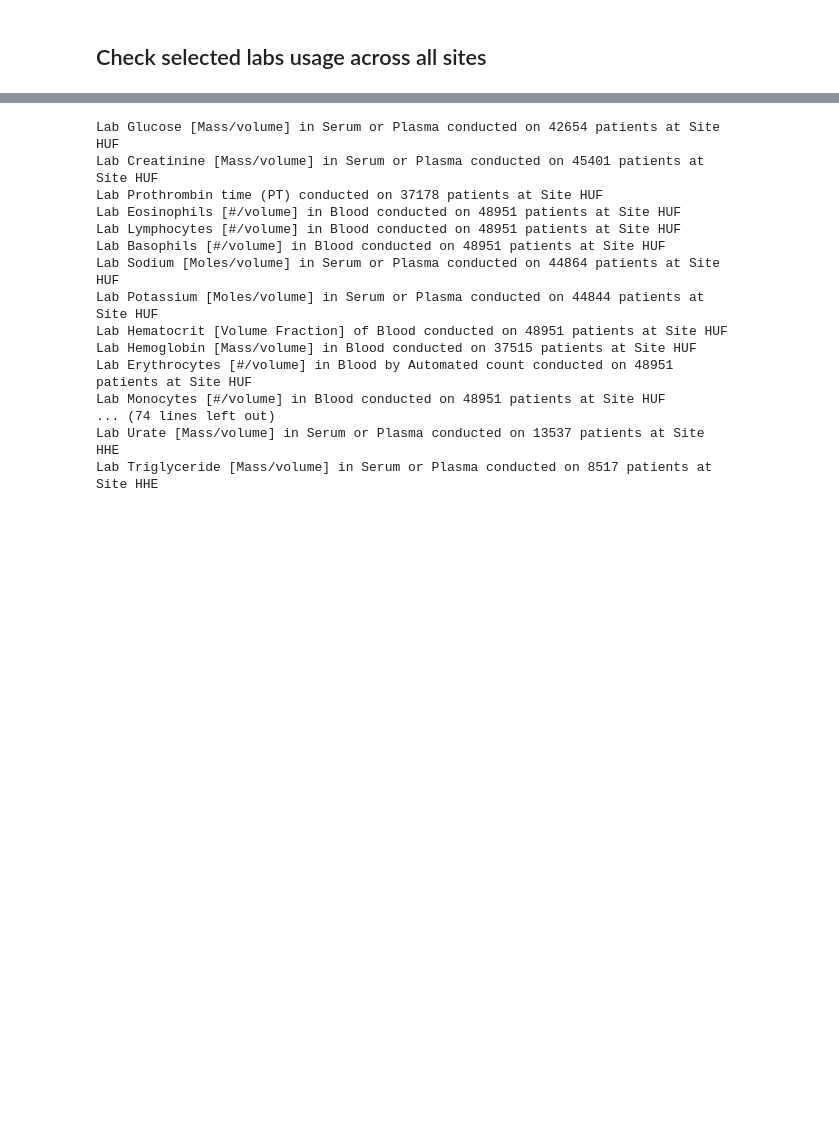
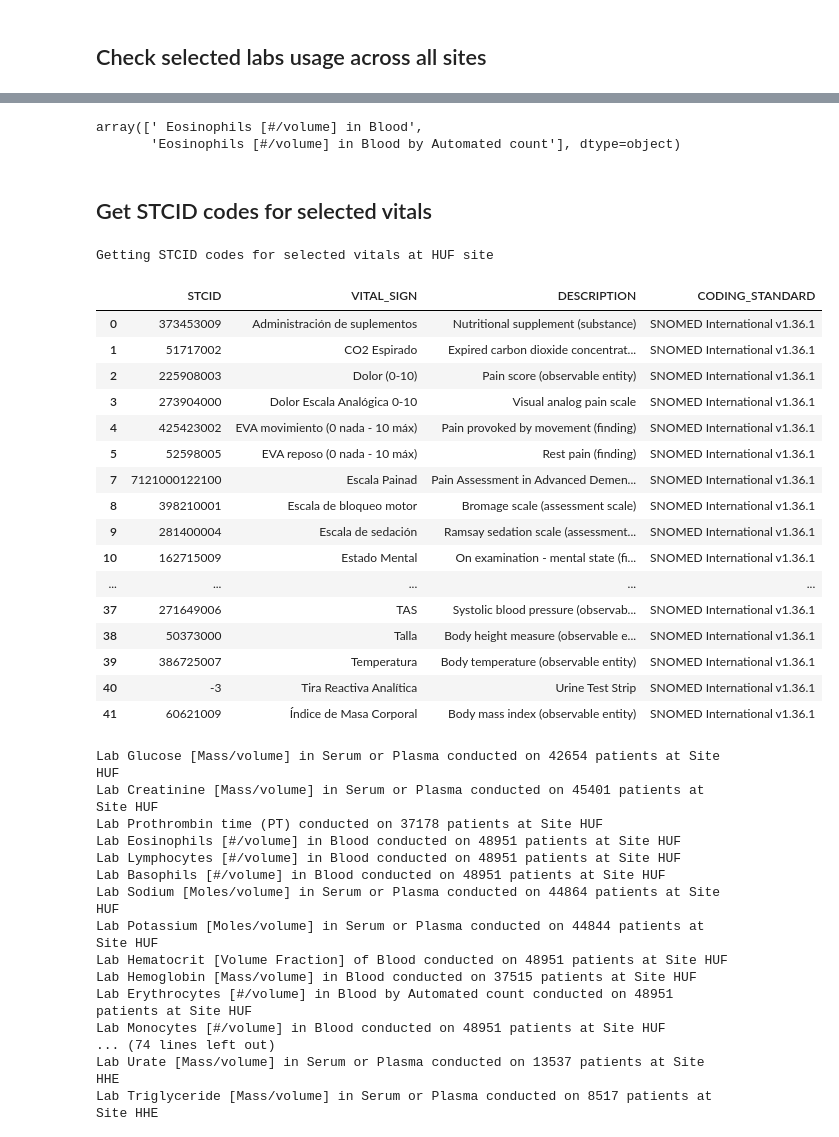
Before and after one commit to tufts-ml/time_series_prediction, a Jupyter notebook: scripts/madrid/notebooks/labs_medications_debugging.ipynb, the cells around one changed output, grey strips where cells are left out. Cells and saved outputs as stored; diff of their text form; code cells hidden in the pictures; blank space fills up the shorter version.

```diff
--- a/scripts/madrid/notebooks/labs_medications_debugging.ipynb
+++ b/scripts/madrid/notebooks/labs_medications_debugging.ipynb
@@ -43,0 +46,24 @@ selected_labs_dict = dict(zip(selected_labs_keys, selected_labs_dict.values()))
+# %%
+SITE_NAMES = ['HUF', 'HIL', 'HHE']
+
+per_site_lab_counts = []
+for SITE_NAME in SITE_NAMES:
+    print('Getting LOINC codes for selected labs at %s site'%SITE_NAME)
+    lab_csv_path = os.path.join('/rgi/data/'+SITE_NAME+'/deidentified_data', 'LABS.txt')
+    lookup_csv_path = os.path.join('/rgi/data/'+SITE_NAME+'/deidentified_data', 'LOINC_LOOKUP.txt')
+
+    # get the loinc lookup file to get description of the lab test
+    df_loinc = pd.read_csv(lookup_csv_path, delimiter='|')
+
+    df_loinc.drop_duplicates(subset=['LOINC'], keep='last', inplace=True)
+
+    for lab_name, lab_aka in selected_labs_dict.items():
+
+        # get inds of current lab
+        inds = df_loinc.DESCRIPTION.str.contains(lab_name, regex=False)
+
+        # get the loinc code
+        loincs = df_loinc[inds].LOINC.unique()
+
+        print('lab_name : %s, LOINC Code(s) : \n'%lab_name)
+        print(loincs)
@@ -44,3 +88,50 @@ selected_labs_dict = dict(zip(selected_labs_keys, selected_labs_dict.values()))
+# %%
+inds = df_loinc.DESCRIPTION.str.contains('Eosinophils [#/volume] in Blood', regex=False)
+df_loinc[inds].DESCRIPTION.values
+# %% [output]
+array([' Eosinophils [#/volume] in Blood',
+       'Eosinophils [#/volume] in Blood by Automated count'], dtype=object)
+# %% [markdown]
+## Get STCID codes for selected vitals
+# %%
+for SITE_NAME in SITE_NAMES[:1]:
+    print('Getting STCID codes for selected vitals at %s site'%SITE_NAME)
+    lookup_csv_path = os.path.join('/rgi/data/'+SITE_NAME+'/deidentified_data', 'STCID_LOOKUP.txt')
+
+    # get the vitals lookup table for vitals descriptions
+    df_stcid = pd.read_csv(lookup_csv_path, delimiter='|')
+
+    # remove the duplicate entries in the VITALS lookup
+    df_stcid.drop_duplicates(subset='STCID', keep='last', inplace=True)
+
+    # remove nan stcids
+    nan_inds = pd.isna(df_stcid['STCID'])
+    df_stcid = df_stcid.loc[~nan_inds,:]
+
+    # convert dtype of stcid for merging
+    df_stcid['STCID'] = df_stcid['STCID'].astype(int)
+# %% [output]
+Getting STCID codes for selected vitals at HUF site
+# %%
+df_stcid
+# %% [output]
+|  | STCID | VITAL_SIGN | DESCRIPTION | CODING_STANDARD |
+| 0 | 373453009 | Administración de suplementos | Nutritional supplement (substance) | SNOMED International v1.36.1 |
+| 1 | 51717002 | CO2 Espirado | Expired carbon dioxide concentrat... | SNOMED International v1.36.1 |
+| 2 | 225908003 | Dolor (0-10) | Pain score (observable entity) | SNOMED International v1.36.1 |
+| 3 | 273904000 | Dolor Escala Analógica 0-10 | Visual analog pain scale | SNOMED International v1.36.1 |
+| 4 | 425423002 | EVA movimiento (0 nada - 10 máx) | Pain provoked by movement (finding) | SNOMED International v1.36.1 |
+| 5 | 52598005 | EVA reposo (0 nada - 10 máx) | Rest pain (finding) | SNOMED International v1.36.1 |
+| 7 | 7121000122100 | Escala Painad | Pain Assessment in Advanced Demen... | SNOMED International v1.36.1 |
+| 8 | 398210001 | Escala de bloqueo motor | Bromage scale (assessment scale) | SNOMED International v1.36.1 |
+| 9 | 281400004 | Escala de sedación | Ramsay sedation scale (assessment... | SNOMED International v1.36.1 |
+| 10 | 162715009 | Estado Mental | On examination - mental state (fi... | SNOMED International v1.36.1 |
+| ... | ... | ... | ... | ... |
+| 37 | 271649006 | TAS | Systolic blood pressure (observab... | SNOMED International v1.36.1 |
+| 38 | 50373000 | Talla | Body height measure (observable e... | SNOMED International v1.36.1 |
+| 39 | 386725007 | Temperatura | Body temperature (observable entity) | SNOMED International v1.36.1 |
+| 40 | -3 | Tira Reactiva Analítica | Urine Test Strip | SNOMED International v1.36.1 |
+| 41 | 60621009 | Índice de Masa Corporal | Body mass index (observable entity) | SNOMED International v1.36.1 |
 # %%
 SITE_NAMES = ['HUF', 'HIL', 'HHE']
 
```
Also changed, not shown: parts of 2 cells of this notebook, 30 other files.
